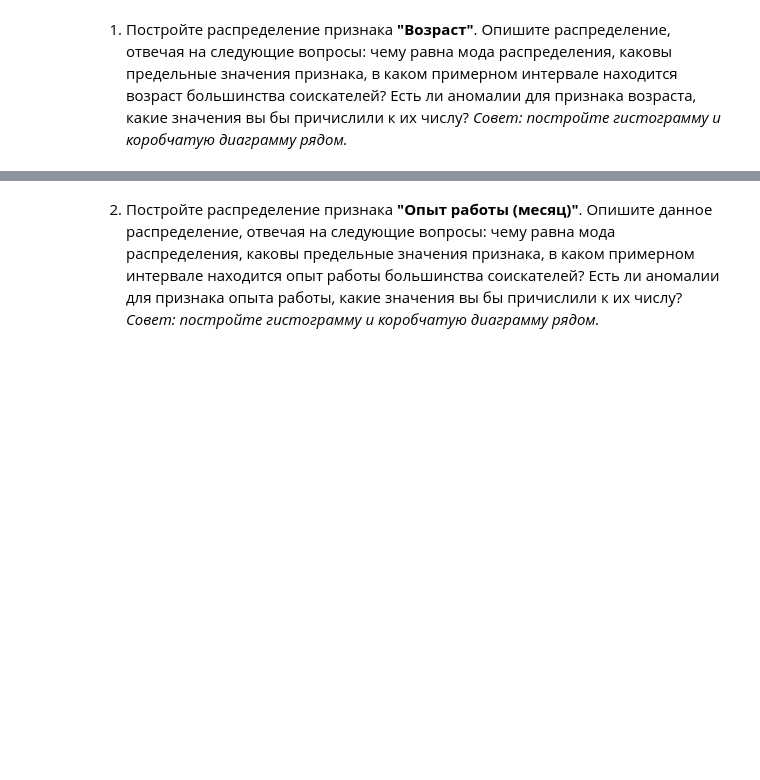
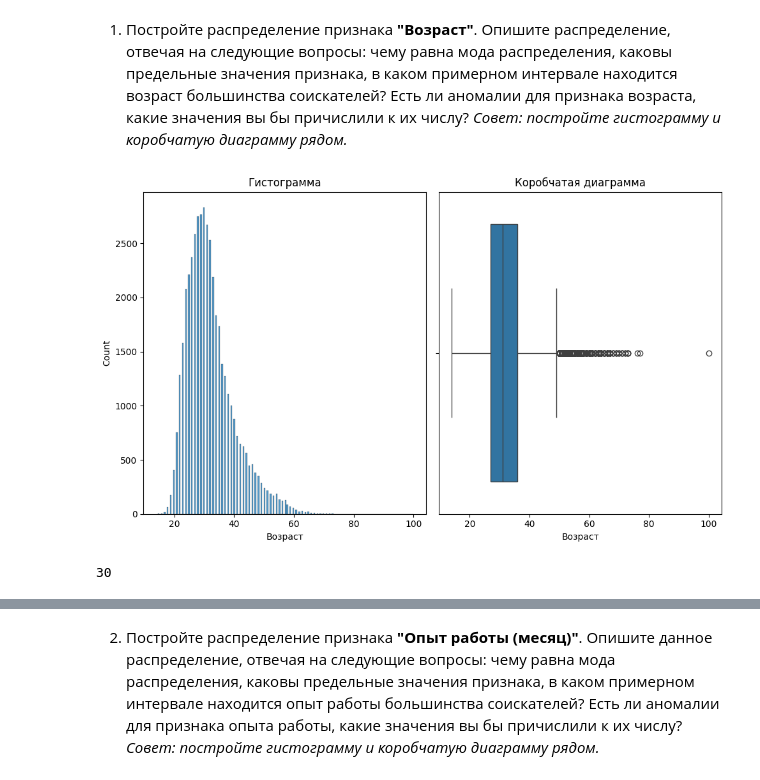
Before and after one commit to Eqtony/MyPortfolio, a Jupyter notebook: HeadHunterResumeAnalysis/Project-1._Ноутбук-шаблон.ipynb, the cells around one changed output, grey strips where cells are left out. Cells and saved outputs as stored; diff of their text form; code cells hidden in the pictures; blank space fills up the shorter version.

```diff
--- a/HeadHunterResumeAnalysis/Project-1._Ноутбук-шаблон.ipynb
+++ b/HeadHunterResumeAnalysis/Project-1._Ноутбук-шаблон.ipynb
@@ -426,3 +422,32 @@ print(rotshift_and_flexschedule.shape[0])
 4. Умножить сумму желаемой заработной платы на присоединенный курс валюты (close) и разделить на пропорцию (обратите внимание на пропуски после объединения в этих столбцах), результат занести в новый столбец "ЗП (руб)".
 # %%
 #ваш код здесь
+# Приводим к формату datetime
+data['date'] = pd.to_datetime(data['Обновление резюме'], dayfirst=True, errors='coerce').dt.date
+# Читаем df с данными ISO
+exchange_data = pd.read_csv('D:\IDE\My_commits\HeadHunterResumeAnalysis\ExchangeRates.csv')
+# Приводим дату в формат datetime
+exchange_data['date'] = pd.to_datetime(exchange_data['date'], format='%d/%m/%y', dayfirst=True).dt.date
+data['Обновление резюме'] = data['date']
+# Избавляемся от ненужных столбцов
+exchange_data = exchange_data.drop(columns=['per', 'time', 'vol'])
+
+# Словарь - (название валюты: формат в ISO)
+iso_dict = {'грн.':'UAH', 'USD':'USD', 'EUR':'EUR', 'бел.руб.':'BYN', 'KGS':'KGS', 'сум':'UZS', 'AZN':'AZN', 'KZT':'KZT', 'руб.':'руб'}
+#  Переводим наименование валюты в стандарт ISO
+data['currency'] = data['ЗП'].apply(lambda x: iso_dict[x.split(' ')[1]])
+# Отдельно создаем столбец с зп
+data['ЗП'] = data['ЗП'].apply(lambda x: x.split(' ')[0])
+
+# Объединяем dataframe
+data = data.merge(exchange_data, on=['date', 'currency'], how='left')
+# Заполняю пропуски, в данном случае для рублей
+data['proportion'] = data['proportion'].fillna(1)
+data['close'] = data['close'].fillna(1)
+# Высчитываю зарплату по формуле: умножить заработную плату на присоединённый курс валюты и разделить на пропорцию
+data['ЗП (руб)'] = (data['ЗП'].astype(int) * data['close'].astype(float)) / data['proportion'].astype(int)
+# Удаляю более ненужные столбцы
+data = data.drop(columns=['ЗП', 'close', 'proportion', 'currency', 'date'])
+
+# Код для площадки
+display(data['ЗП (руб)'].median())
@@ -433,4 +460,23 @@ print(rotshift_and_flexschedule.shape[0])
 *Совет: постройте гистограмму и коробчатую диаграмму рядом.*
 # %%
 # ваш код здесь
+fig, axes = plt.subplots(1, 2, figsize=(10, 6))
+
+# Гистограмма
+sns.histplot(data['Возраст'], ax=axes[0])
+axes[0].set_title('Гистограмма')
+
+# Коробчатая диаграмма
+sns.boxplot(x=data['Возраст'], ax=axes[1])
+axes[1].set_title('Коробчатая диаграмма')
+
+# Показываем график
+plt.tight_layout()
+plt.show()
+
+# Код для площадки
+data['Возраст'].mode()[0]
+# %% [output]
+[figure, added]
+30
 # %% [markdown]
```
Also changed, not shown: parts of 4 cells of this notebook.
